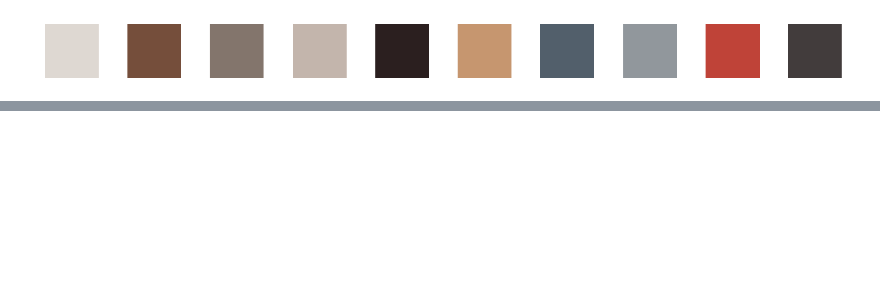
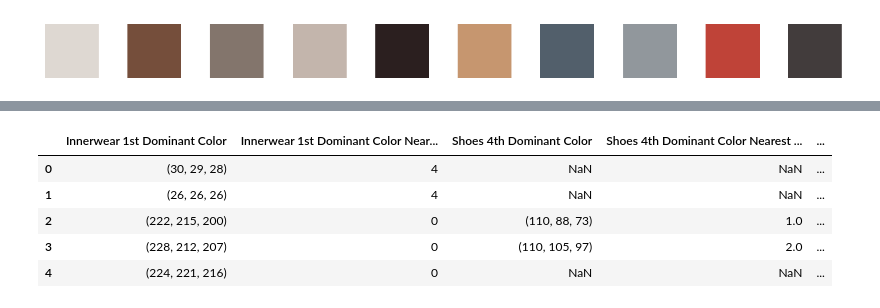
Before and after one commit to RomanZberg/DSPRO2-outfit-recommendation, a Jupyter notebook: data-preparation/KMeans for Colors.ipynb, the cells around one changed output, grey strips where cells are left out. Cells and saved outputs as stored; diff of their text form; code cells hidden in the pictures; blank space fills up the shorter version.

```diff
--- a/data-preparation/KMeans for Colors.ipynb
+++ b/data-preparation/KMeans for Colors.ipynb
@@ -68,9 +71,6 @@ dfcolor
 | 6721 | (158, 102, 47) | (145, 125, 103) | (105, 66, 33) | (91, 42, 8) | ... |
 | 6722 | (219, 215, 205) | (37, 32, 29) | (116, 108, 108) | (116, 116, 108) | ... |
 6723 rows × 20 columns
-# %%
-#How to merge all the columns into one column
-df['Merged Colors'] = dfcolor.apply(lambda x: ', '.join(x.dropna().astype(str)), axis=1)
 # %%
 all_colors = pd.concat([dfcolor[col] for col in dfcolor.columns])
 
@@ -239,0 +258,9 @@ plt.show()
+# %%
+test_df[["Innerwear 1st Dominant Color", "Innerwear 1st Dominant Color Nearest Color", "Shoes 4th Dominant Color", "Shoes 4th Dominant Color Nearest Color", "Outerwear 1st Dominant Color", "Outerwear 1st Dominant Color Nearest Color", "Accessoire 4th Dominant Color", "Accessoire 4th Dominant Color Nearest Color"]]
+# %% [output]
+|  | Innerwear 1st Dominant Color | Innerwear 1st Dominant Color Near... | Shoes 4th Dominant Color | Shoes 4th Dominant Color Nearest ... | ... |
+| 0 | (30, 29, 28) | 4 | NaN | NaN | ... |
+| 1 | (26, 26, 26) | 4 | NaN | NaN | ... |
+| 2 | (222, 215, 200) | 0 | (110, 88, 73) | 1.0 | ... |
+| 3 | (228, 212, 207) | 0 | (110, 105, 97) | 2.0 | ... |
+| 4 | (224, 221, 216) | 0 | NaN | NaN | ... |
```
Also changed, not shown: parts of 25 cells of this notebook, 3 other files.
